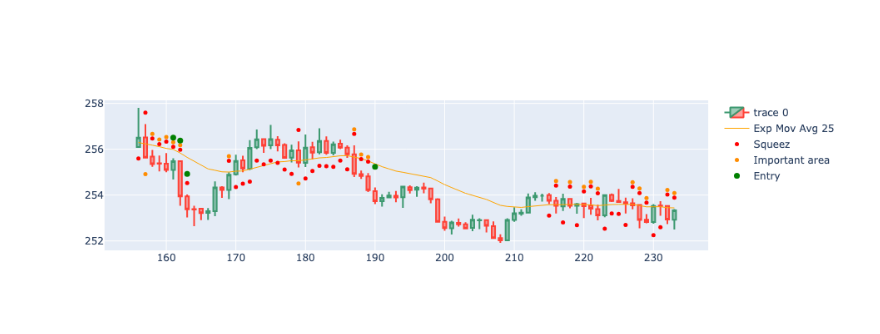
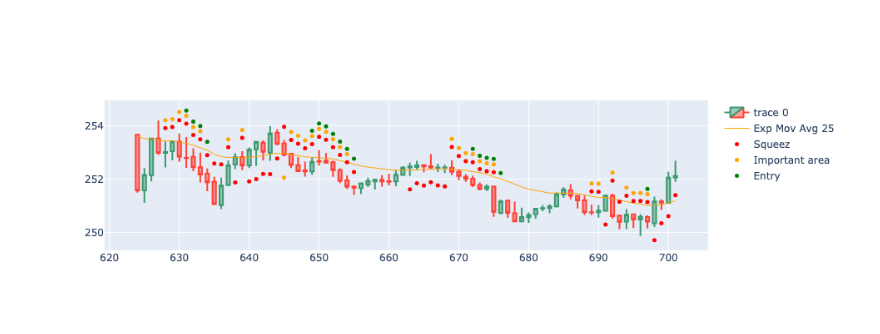
Before and after one commit to gastoncs/jupyter-docker, a Jupyter notebook: app/src/practice/squeez/testBolingerBands-v2.ipynb, the cells around one changed output. Cells and saved outputs as stored; diff of their text form; code cells hidden in the pictures.

```diff
--- a/app/src/practice/squeez/testBolingerBands-v2.ipynb
+++ b/app/src/practice/squeez/testBolingerBands-v2.ipynb
@@ -54,7 +54,7 @@ def detectSqueezeCloseToEMA(candle):
     high = (df.iloc[candle]).High
     low = (df.iloc[candle]).Low
     squeeze = (df.iloc[candle])['squeeze']
-    zoneWidth = .70
+    zoneWidth = .50
 
     if squeeze==1:
 
@@ -97,29 +97,33 @@ df['squeezeCloseToEma'] = df.apply(lambda row: detectSqueezeCloseToEMA(row.name)
 df['posibleBreak'] = df.apply(lambda row: detectPosibleBreak(row.name), axis=1)
 # %%
 def posibleBreakArea(x):
+    extraSpace = 1
     if (x['posibleBreak']==EMA25['PRICE_ACCION_OVER'].value):
-        return x['Low']-1
+        return x['Low']-extraSpace
     elif (x['posibleBreak']==EMA25['PRICE_ACCION_UNDER'].value):
-        return x['High']+1
+        return x['High']+extraSpace
     else:
         return np.nan
 
 def squeezeCloseToEmaArea(x):
+    extraSpace = .80
     if (x['squeezeCloseToEma']==EMA25['PRICE_ACCION_OVER'].value):
-        return x['Low']-.70
+        return x['Low']-extraSpace
     elif (x['squeezeCloseToEma']==EMA25['PRICE_ACCION_UNDER'].value):
-        return x['High']+.70
+        return x['High']+extraSpace
     else:
         return np.nan
 
 def squezzeArea(x):
+    extraSpace = .50
     if (x['squeeze']==EMA25['PRICE_ACCION_OVER'].value):
-        return x['Low']-.50
+        return x['Low']-extraSpace
     elif (x['squeeze']==EMA25['PRICE_ACCION_UNDER'].value):
-        return x['High']+.50
+        return x['High']+extraSpace
     else:
         return np.nan
 
+wigleRoom = 1
 df['squezzeArea'] = df.apply(lambda row: squezzeArea(row), axis=1)
 df['squeezeCloseToEmaArea'] = df.apply(lambda row: squeezeCloseToEmaArea(row), axis=1)
 df['posibleBreakArea'] = df.apply(lambda row: posibleBreakArea(row), axis=1)
@@ -134,11 +138,11 @@ import numpy as np
 0:78
 78:156
 156:234
-234:312 *
+234:312
 312:390 *
 390:468
-468:546
-546:624
+468:546 *
+546:624 *
 624:702
 702:780
 780:858
@@ -147,34 +151,34 @@ import numpy as np
 1014:1092
 1092:1170
 1170:1248
 1248:1326
 1326:1404
 1404:1482
 1482:1560
 1560:1638
 1638:1716
 1716:1794
 1794:1872
 1872:1950
 1950:2028
 2028:2106
 '''
-dfpl = df[156:234]
+dfpl = df[624:702]
 
 fig = go.Figure(data=[
                     go.Candlestick(x=dfpl.index,
                                     open=dfpl['Open'],
                                     high=dfpl['High'],
                                     low=dfpl['Low'],
                                     close=dfpl['Close']),
                     go.Scatter(x=dfpl.index, y=dfpl['ema25'], line=dict(color='orange', width=1), name="Exp Mov Avg 25")
                 ])
 
 fig.add_scatter(x=dfpl.index, y=dfpl['squezzeArea'], mode="markers", marker=dict(size=5, color="red"), name="Squeez")
-fig.add_scatter(x=dfpl.index, y=dfpl['squeezeCloseToEmaArea'], mode="markers", marker=dict(size=5, color="darkorange"), name="Important area")
-fig.add_scatter(x=dfpl.index, y=dfpl['posibleBreakArea'], mode="markers", marker=dict(size=7, color="green"), name="Entry")
+fig.add_scatter(x=dfpl.index, y=dfpl['squeezeCloseToEmaArea'], mode="markers", marker=dict(size=5, color="orange"), name="Important area")
+fig.add_scatter(x=dfpl.index, y=dfpl['posibleBreakArea'], mode="markers", marker=dict(size=5, color="green"), name="Entry")
 
 fig.update_layout(xaxis_rangeslider_visible=False)
 fig.show()
 # %% [output]
-[figure, old version]
+[figure, new version]
```
